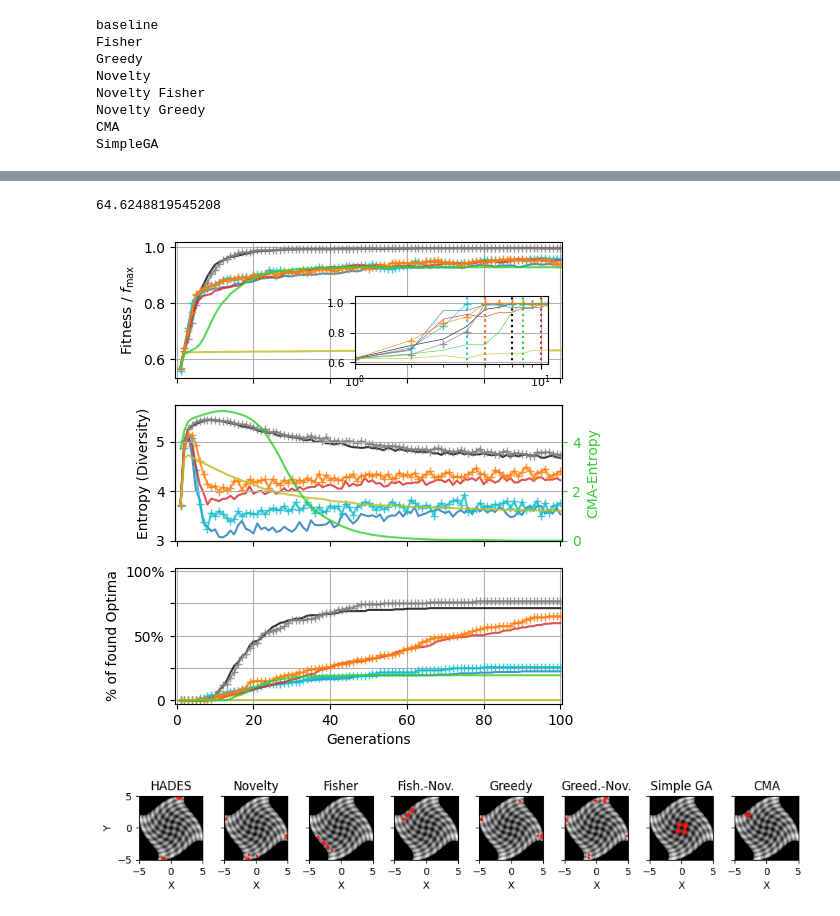
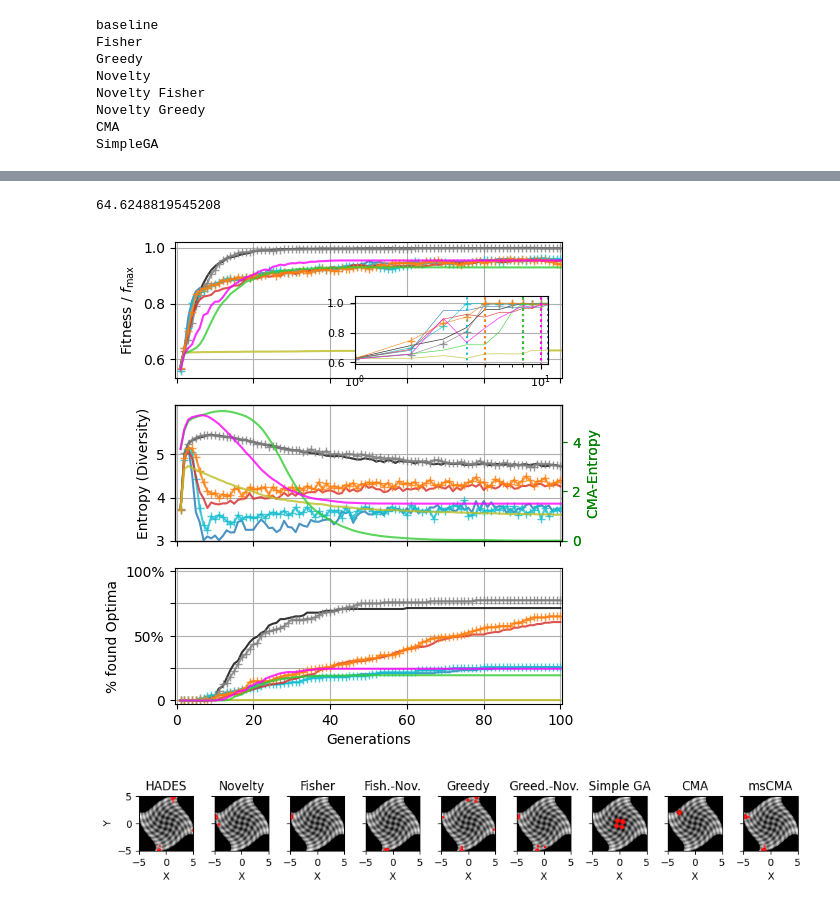
Before and after one commit to bhartl/CondEvo, a Jupyter notebook: examples/conditional/novelty_conditional_evolution-helixrastrigin.ipynb, the cells around one changed output, grey strips where cells are left out. Saved outputs shown, nothing was run; the diff lists cells and outputs as text; code cells hidden in the pictures.

```diff
--- a/examples/conditional/novelty_conditional_evolution-helixrastrigin.ipynb
+++ b/examples/conditional/novelty_conditional_evolution-helixrastrigin.ipynb
@@ -78,6 +81,7 @@ from analysis import load_benchmark
 
 df_baseline = load_benchmark(objective=objective.foo_name, es="CHARLES", dst=DST_baseline)
 df_cma = load_benchmark(objective=objective.foo_name, es="CMAES", dst=DST_baseline)
+df_MScma = load_benchmark(objective=objective.foo_name, es="MultistartES", dst=DST_baseline)
 df_simplega = load_benchmark(objective=objective.foo_name, es="SimpleGA", dst=DST_baseline)
 df_fisher = load_benchmark(objective=objective.foo_name, es="CHARLES", dst=DST_fisher)
 df_greedy = load_benchmark(objective=objective.foo_name, es="CHARLES", dst=DST_greedy)
@@ -285,3 +270,6 @@ Novelty Fisher
 Novelty Greedy
 CMA
 SimpleGA
+# %%
+print("MultistartCMA")
+data_multistartcma = get_data(df_MScma,)
@@ -340,12 +330,13 @@ dataset = ((data_baseline,       "HADES",        0, "black",      "-", "none"),
            (data_novelty_greedy, "Greed.-Nov.",  0, "tab:orange", "-", "+"),
            (data_simplega,       "Simple GA",    0, "tab:olive",  "-", "none"),
            (data_cma,            "CMA",          0, "limegreen",  "-", "none"),
+           (data_multistartcma,  "msCMA",        0, "magenta",    "-", "none"),
          )
 
 f, (ax1, ax2, ax3) = plt.subplots(3, 1, figsize=(5, 6), sharex=True)
 ax1.set_ylabel("Fitness / $f_{\\mathrm{max}}$")
 ax2.set_ylabel("Entropy (Diversity)")
-ax3.set_ylabel("% of found Optima")
+ax3.set_ylabel("% found Optima")
 ax3.set_xlabel("Generations")
 
 from mpl_toolkits.axes_grid1.inset_locator import inset_axes
@@ -376,17 +367,22 @@ for i, (data, label, run_id, color, ls, marker) in enumerate(dataset):
     ax1ins.set_ylim([0.59, 1.05])
     #ax1.fill_between(gens, y_show, np.max(y_raw, axis=0), alpha=0.2, color=color)
 
-    if label == "CMA":
-        ax2 = ax2.twinx()
-        ax2.set_ylabel("CMA-Entropy")
-        ax2.set_ylim([0, 5.5])
-        ax2.tick_params(axis='y', colors=color)
-        ax2.yaxis.label.set_color(color)
+    if "CMA" in label.upper():
+        ax2b = ax2.twinx()
+        ax2b.set_ylabel("CMA-Entropy")
+        ax2b.set_ylim([0, 5.5])
+        ax2b.tick_params(axis='y', colors="green")  # color)
+        ax2b.yaxis.label.set_color("green")  # color)
+
+        y_show = np.mean(data["entropy"], axis=0)
+        ax2b.plot(gens, y_show, label=label, color=color, marker=marker, linestyle=ls, alpha=0.8, )
+
     else:
-        ax2.set_ylim([3, 5.745])
+        ax2.set_ylim([3, 6.15])
+        ax2.set_yticks([3, 4, 5, ])
 
-    y_show = np.mean(data["entropy"], axis=0)
-    ax2.plot(gens, y_show, label=label, color=color, marker=marker, linestyle=ls, alpha=0.8, )
+        y_show = np.mean(data["entropy"], axis=0)
+        ax2.plot(gens, y_show, label=label, color=color, marker=marker, linestyle=ls, alpha=0.8, )
 
     dp = 0.5 # np.linalg.norm((1, 1))
     fraction = 6
@@ -410,33 +406,33 @@ for i, (data, label, run_id, color, ls, marker) in enumerate(dataset):
     #run_id = 20
     try:
         visualize_2D(objective, cmap="binary" + ("_r" if not objective.maximize else ""), ax=axes[i], title=label, parameter_range=5)
         # axes[i].scatter(*data["final"][run_id].T, s=2, color="white", alpha=0.8, edgecolors="tab:cyan")
         axes[i].scatter(*data["elites"][run_id].T, s=2, color="white", alpha=0.8, edgecolors="red")
         axes[i].set_xlim([-5, 5])
         axes[i].set_ylim([-5, 5])
         if i != 0:
             axes[i].set_ylabel("")
     except:
         pass
     #y_raw = np.mean(data[key], axis=-1)
     #y_show = np.mean(y_raw, axis=0)
     #plt.plot(gens, y_show, label=label)
     #plt.fill_between(gens, y_show - np.std(y_raw, axis=0), np.max(y_raw, axis=0), alpha=0.2)
 
 [ax.grid() for ax in (ax1, ax2, ax3)]
 ax1ins.grid(which="major")
 
 #ax3.legend()
 ax1.set_xlim([-0.5, max_len + 0.5])
 f1.tight_layout()
 
 ax3.set_yticks([0, 1, 2, 3, 4], ["0", "", "50%", "", "100%"])
 
 # f1.savefig(f"local/img/novelty_{objective.foo_name}_solutions.png", dpi=300)
 f.savefig(f"local/img/novelty_{objective.foo_name}_diversity_fitness.pdf")
 #plt.semilogx()
 # %% [output]
 64.6248819545208
-[figure, old version]
+[figure, new version]
-[figure, old version]
+[figure, new version]
 # %%
```
Also changed, not shown: parts of 12 cells of this notebook, 9 other files.
